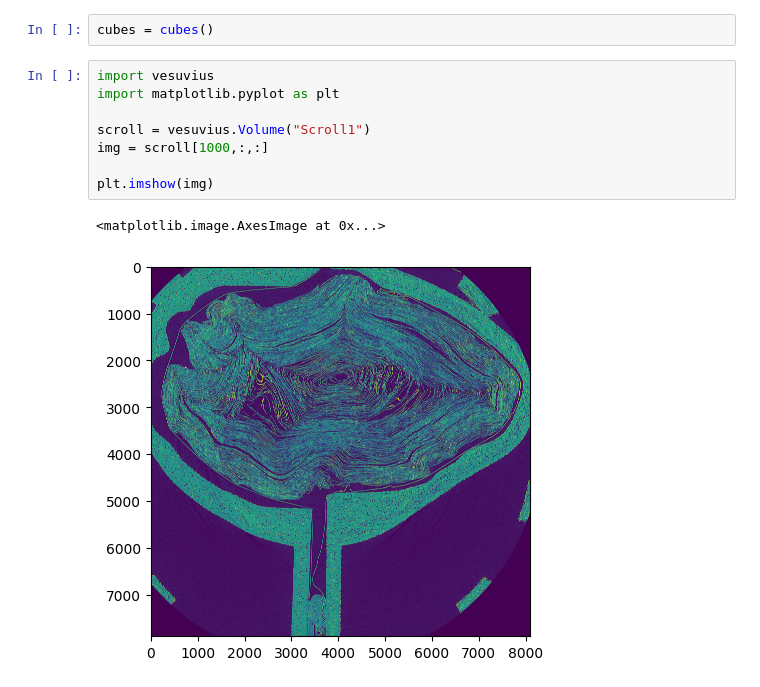
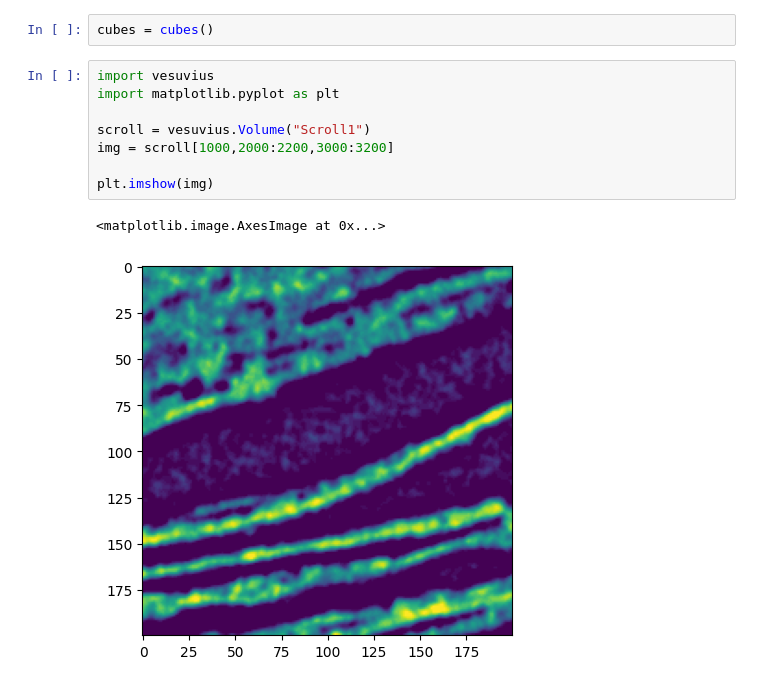
Before and after one commit to naiikaa/grandchallenges_vesuvius, a Jupyter notebook: notebooks/getting_started.ipynb, the cells around one changed output. Saved outputs shown, nothing was run; the diff lists cells and outputs as text.

```diff
--- a/notebooks/getting_started.ipynb
+++ b/notebooks/getting_started.ipynb
@@ -8,11 +8,11 @@ cubes = cubes()
 # %%
 import vesuvius
 import matplotlib.pyplot as plt
 
 scroll = vesuvius.Volume("Scroll1")
-img = scroll[1000,:,:]
+img = scroll[1000,2000:2200,3000:3200]
 
 plt.imshow(img)
 # %% [output]
 <matplotlib.image.AxesImage at 0x...>
-[figure, old version]
+[figure, new version]
```
Also changed, not shown: parts of 3 cells of this notebook, 3 other files.
